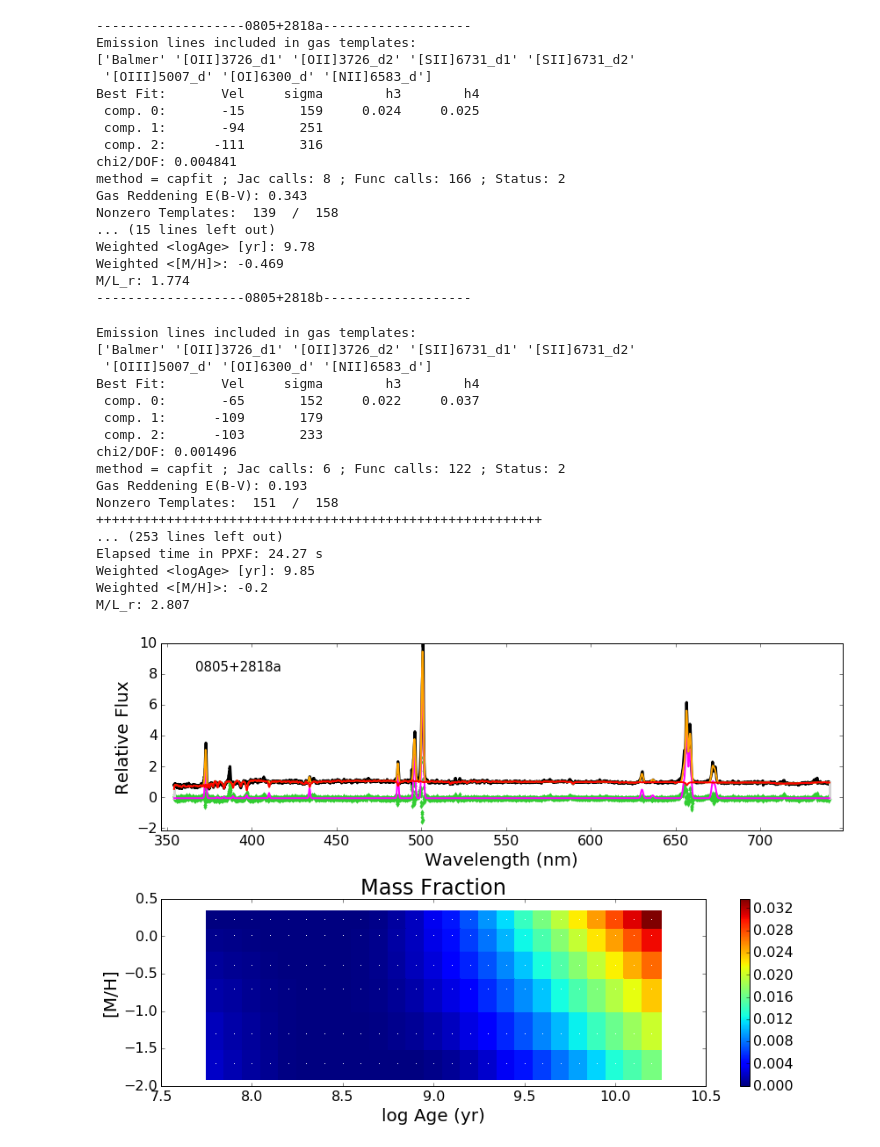
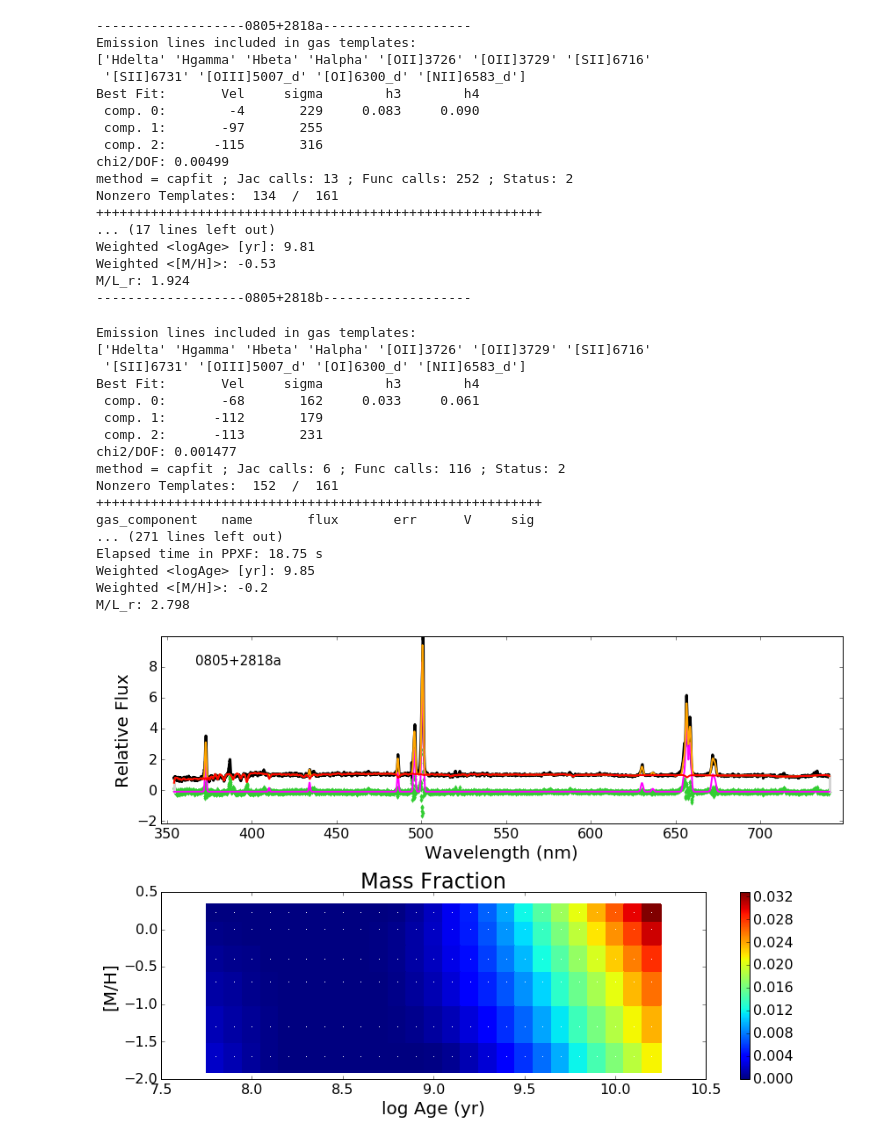
Before and after one commit to legolason/ppxf, a Jupyter notebook: ppxf.ipynb, the cells around one changed output. Cells and saved outputs as stored; diff of their text form; code cells hidden in the pictures.

```diff
--- a/ppxf.ipynb
+++ b/ppxf.ipynb
@@ -201,58 +201,58 @@ def ppxf_example_population_gas_sdss(tie_balmer, limit_doublets):
         plt.tight_layout()
         plt.savefig('/Users/legolason/study/otherwork/meicun/fig/'+i[2]+'.eps')
 
 ##############################################################################
 
 if __name__ == '__main__':
 
     #print("\n===============================================\n" +
     #         " Fit with free Balmer lines and [SII] doublet: \n" +
     #         "===============================================\n")
 
-    ppxf_example_population_gas_sdss(tie_balmer=True, limit_doublets=True)
+    ppxf_example_population_gas_sdss(tie_balmer=False, limit_doublets=False)
 
     #print("\n=======================================================\n" +
     #         " Fit with tied Balmer lines and limited [SII] doublet: \n" +
     #         "=======================================================\n")
 
     # Note tha the inclusion of a few extra faint Balmer lines is sufficient to
     # decrease the chi2 of the fit, even though the Balmer decrement is fixed.
     # In this case, the best-fitting gas reddening is at the E(B-V)=0 boundary.
     #ppxf_example_population_gas_sdss(tie_balmer=True, limit_doublets=True)
 # %% [output]
 -------------------0805+2818a-------------------
 Emission lines included in gas templates:
-['Balmer' '[OII]3726_d1' '[OII]3726_d2' '[SII]6731_d1' '[SII]6731_d2'
- '[OIII]5007_d' '[OI]6300_d' '[NII]6583_d']
+['Hdelta' 'Hgamma' 'Hbeta' 'Halpha' '[OII]3726' '[OII]3729' '[SII]6716'
+ '[SII]6731' '[OIII]5007_d' '[OI]6300_d' '[NII]6583_d']
 Best Fit:       Vel     sigma        h3        h4
- comp. 0:       -15       159     0.024     0.025
- comp. 1:       -94       251
- comp. 2:      -111       316
-chi2/DOF: 0.004841
-method = capfit ; Jac calls: 8 ; Func calls: 166 ; Status: 2
-Gas Reddening E(B-V): 0.343
-Nonzero Templates:  139  /  158
-... (15 lines left out)
-Weighted <logAge> [yr]: 9.78
-Weighted <[M/H]>: -0.469
-M/L_r: 1.774
+ comp. 0:        -4       229     0.083     0.090
+ comp. 1:       -97       255
+ comp. 2:      -115       316
+chi2/DOF: 0.00499
+method = capfit ; Jac calls: 13 ; Func calls: 252 ; Status: 2
+Nonzero Templates:  134  /  161
++++++++++++++++++++++++++++++++++++++++++++++++++++++++++
+... (17 lines left out)
+Weighted <logAge> [yr]: 9.81
+Weighted <[M/H]>: -0.53
+M/L_r: 1.924
 -------------------0805+2818b-------------------
 Emission lines included in gas templates:
-['Balmer' '[OII]3726_d1' '[OII]3726_d2' '[SII]6731_d1' '[SII]6731_d2'
- '[OIII]5007_d' '[OI]6300_d' '[NII]6583_d']
+['Hdelta' 'Hgamma' 'Hbeta' 'Halpha' '[OII]3726' '[OII]3729' '[SII]6716'
+ '[SII]6731' '[OIII]5007_d' '[OI]6300_d' '[NII]6583_d']
 Best Fit:       Vel     sigma        h3        h4
- comp. 0:       -65       152     0.022     0.037
- comp. 1:      -109       179
- comp. 2:      -103       233
-chi2/DOF: 0.001496
-method = capfit ; Jac calls: 6 ; Func calls: 122 ; Status: 2
-Gas Reddening E(B-V): 0.193
-Nonzero Templates:  151  /  158
+ comp. 0:       -68       162     0.033     0.061
+ comp. 1:      -112       179
+ comp. 2:      -113       231
+chi2/DOF: 0.001477
+method = capfit ; Jac calls: 6 ; Func calls: 116 ; Status: 2
+Nonzero Templates:  152  /  161
 +++++++++++++++++++++++++++++++++++++++++++++++++++++++++
-... (253 lines left out)
-Elapsed time in PPXF: 24.27 s
+gas_component   name       flux       err      V     sig
+... (271 lines left out)
+Elapsed time in PPXF: 18.75 s
 Weighted <logAge> [yr]: 9.85
 Weighted <[M/H]>: -0.2
-M/L_r: 2.807
+M/L_r: 2.798
-[figure, old version]
+[figure, new version]
 [figure]
```
Also changed, not shown: parts of 1 cell of this notebook, 10 other files.
